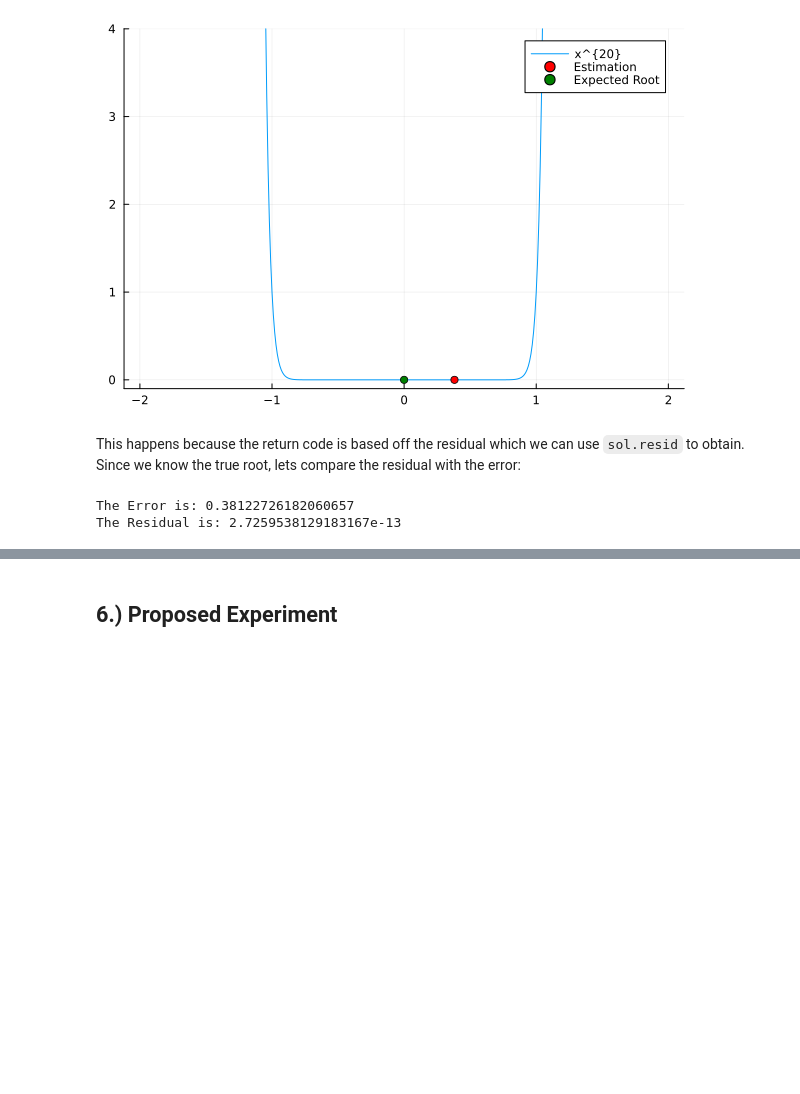
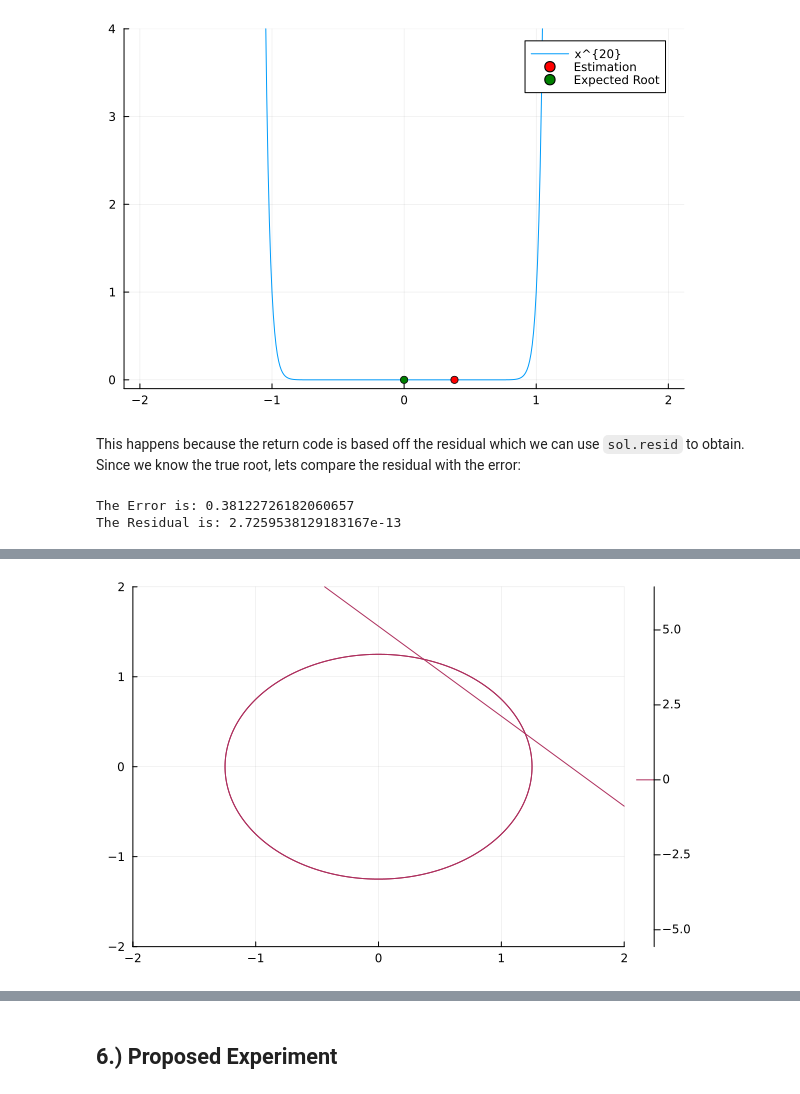
Before and after one commit to cu-numcomp/fall26-community-BenedictNguyen1, a Jupyter notebook: Presentation.ipynb, the cells around one changed output, grey strips where cells are left out. Saved outputs shown, nothing was run; the diff lists cells and outputs as text; code cells hidden in the pictures; blank space fills up the shorter version.

```diff
--- a/Presentation.ipynb
+++ b/Presentation.ipynb
@@ -116,0 +167,10 @@ The Residual is: 2.7259538129183167e-13
+# %%
+z = .5(-1+sqrt(17))
+
+xs = -2:.01:2
+ys = -2:.01:2
+contour(xs, ys, (x,y) -> x^2 + y^2 - z, levels=[0])
+contour!(xs, ys, (x,y) -> x^2 + y^2 +z^2 - 4, levels=[0])
+contour!(xs, ys, (x,y) -> x+y-z, levels=[0])
+# %% [output]
+[figure, added]
```
Also changed, not shown: parts of 19 cells of this notebook, 1 other file.
